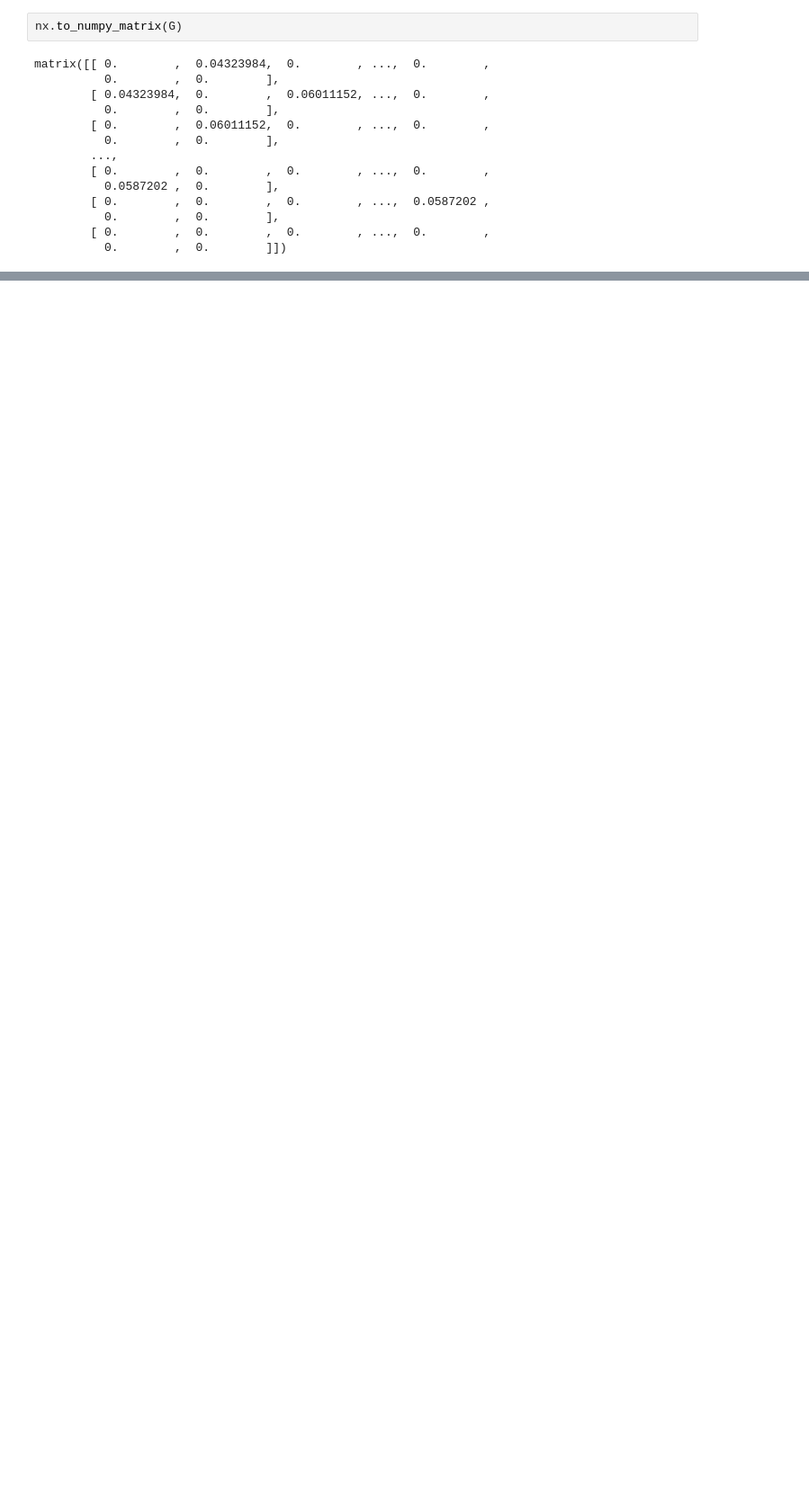
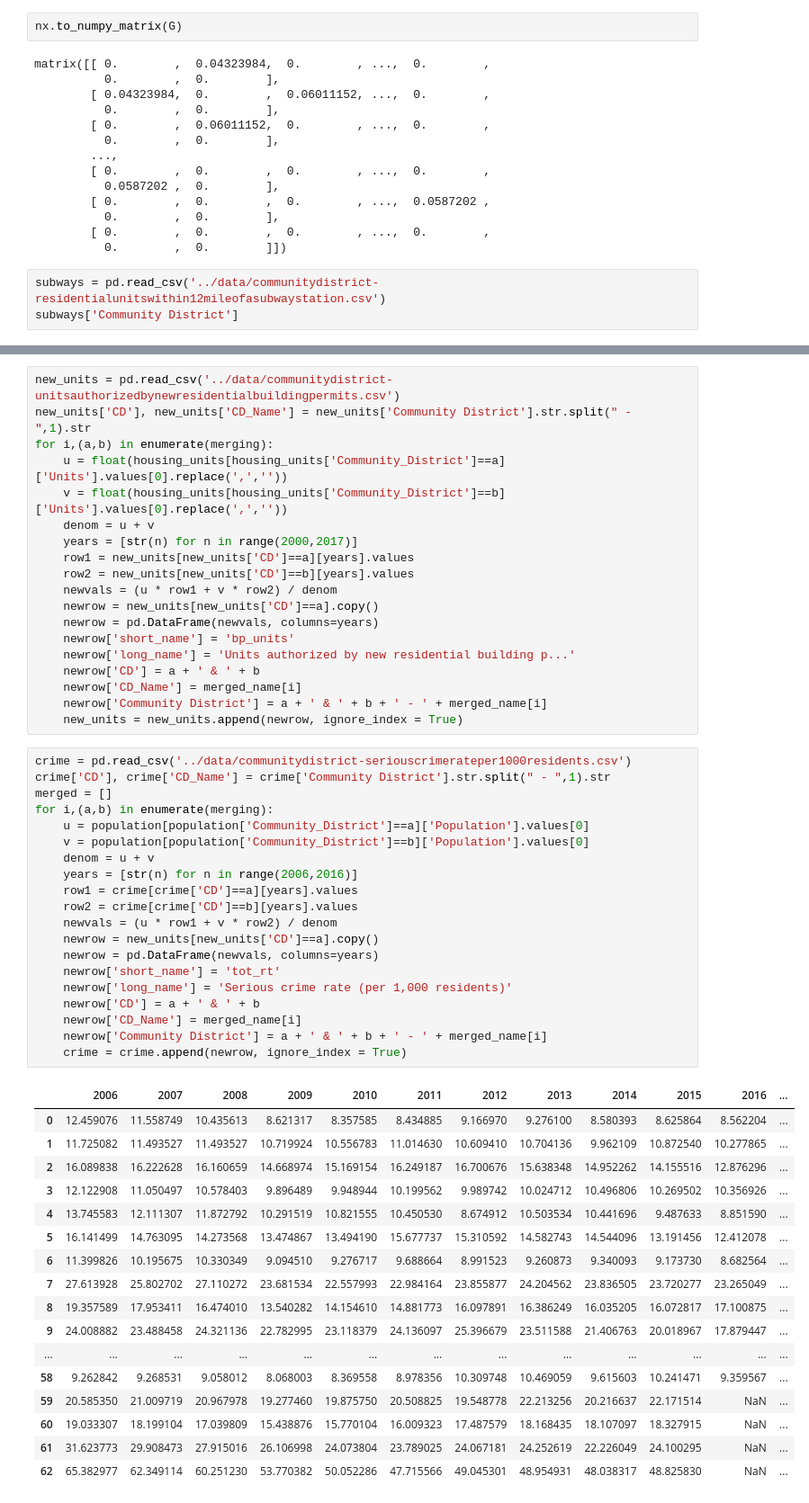
Before and after one commit to msgiles/am231final, a Jupyter notebook: notebooks/work.ipynb, the cells around one changed output, grey strips where cells are left out. Shown at 90% size. Cells and saved outputs as stored; diff of their text form; blank space fills up the shorter version.

Commit message:
More data

```diff
--- a/notebooks/work.ipynb
+++ b/notebooks/work.ipynb
@@ -134,3 +154,6 @@ matrix([[ 0.        ,  0.04323984,  0.        , ...,  0.        ,
           0.        ,  0.        ],
         [ 0.        ,  0.        ,  0.        , ...,  0.        ,
           0.        ,  0.        ]])
+# %%
+subways = pd.read_csv('../data/communitydistrict-residentialunitswithin12mileofasubwaystation.csv')
+subways['Community District']
@@ -136,0 +226,57 @@ matrix([[ 0.        ,  0.04323984,  0.        , ...,  0.        ,
+# %%
+new_units = pd.read_csv('../data/communitydistrict-unitsauthorizedbynewresidentialbuildingpermits.csv')
+new_units['CD'], new_units['CD_Name'] = new_units['Community District'].str.split(" - ",1).str
+for i,(a,b) in enumerate(merging):
+    u = float(housing_units[housing_units['Community_District']==a]['Units'].values[0].replace(',',''))
+    v = float(housing_units[housing_units['Community_District']==b]['Units'].values[0].replace(',',''))
+    denom = u + v
+    years = [str(n) for n in range(2000,2017)]
+    row1 = new_units[new_units['CD']==a][years].values
+    row2 = new_units[new_units['CD']==b][years].values
+    newvals = (u * row1 + v * row2) / denom
+    newrow = new_units[new_units['CD']==a].copy()
+    newrow = pd.DataFrame(newvals, columns=years)
+    newrow['short_name'] = 'bp_units'
+    newrow['long_name'] = 'Units authorized by new residential building p...'
+    newrow['CD'] = a + ' & ' + b
+    newrow['CD_Name'] = merged_name[i]
+    newrow['Community District'] = a + ' & ' + b + ' - ' + merged_name[i]
+    new_units = new_units.append(newrow, ignore_index = True)
+# %%
+crime = pd.read_csv('../data/communitydistrict-seriouscrimerateper1000residents.csv')
+crime['CD'], crime['CD_Name'] = crime['Community District'].str.split(" - ",1).str
+merged = []
+for i,(a,b) in enumerate(merging):
+    u = population[population['Community_District']==a]['Population'].values[0]
+    v = population[population['Community_District']==b]['Population'].values[0]
+    denom = u + v
+    years = [str(n) for n in range(2006,2016)]
+    row1 = crime[crime['CD']==a][years].values
+    row2 = crime[crime['CD']==b][years].values
+    newvals = (u * row1 + v * row2) / denom
+    newrow = new_units[new_units['CD']==a].copy()
+    newrow = pd.DataFrame(newvals, columns=years)
+    newrow['short_name'] = 'tot_rt'
+    newrow['long_name'] = 'Serious crime rate (per 1,000 residents)'
+    newrow['CD'] = a + ' & ' + b
+    newrow['CD_Name'] = merged_name[i]
+    newrow['Community District'] = a + ' & ' + b + ' - ' + merged_name[i]
+    crime = crime.append(newrow, ignore_index = True)
+# %% [output]
+|  | 2006 | 2007 | 2008 | 2009 | 2010 | 2011 | 2012 | 2013 | 2014 | 2015 | 2016 | ... |
+| 0 | 12.459076 | 11.558749 | 10.435613 | 8.621317 | 8.357585 | 8.434885 | 9.166970 | 9.276100 | 8.580393 | 8.625864 | 8.562204 | ... |
+| 1 | 11.725082 | 11.493527 | 11.493527 | 10.719924 | 10.556783 | 11.014630 | 10.609410 | 10.704136 | 9.962109 | 10.872540 | 10.277865 | ... |
+| 2 | 16.089838 | 16.222628 | 16.160659 | 14.668974 | 15.169154 | 16.249187 | 16.700676 | 15.638348 | 14.952262 | 14.155516 | 12.876296 | ... |
+| 3 | 12.122908 | 11.050497 | 10.578403 | 9.896489 | 9.948944 | 10.199562 | 9.989742 | 10.024712 | 10.496806 | 10.269502 | 10.356926 | ... |
+| 4 | 13.745583 | 12.111307 | 11.872792 | 10.291519 | 10.821555 | 10.450530 | 8.674912 | 10.503534 | 10.441696 | 9.487633 | 8.851590 | ... |
+| 5 | 16.141499 | 14.763095 | 14.273568 | 13.474867 | 13.494190 | 15.677737 | 15.310592 | 14.582743 | 14.544096 | 13.191456 | 12.412078 | ... |
+| 6 | 11.399826 | 10.195675 | 10.330349 | 9.094510 | 9.276717 | 9.688664 | 8.991523 | 9.260873 | 9.340093 | 9.173730 | 8.682564 | ... |
+| 7 | 27.613928 | 25.802702 | 27.110272 | 23.681534 | 22.557993 | 22.984164 | 23.855877 | 24.204562 | 23.836505 | 23.720277 | 23.265049 | ... |
+| 8 | 19.357589 | 17.953411 | 16.474010 | 13.540282 | 14.154610 | 14.881773 | 16.097891 | 16.386249 | 16.035205 | 16.072817 | 17.100875 | ... |
+| 9 | 24.008882 | 23.488458 | 24.321136 | 22.782995 | 23.118379 | 24.136097 | 25.396679 | 23.511588 | 21.406763 | 20.018967 | 17.879447 | ... |
+| ... | ... | ... | ... | ... | ... | ... | ... | ... | ... | ... | ... | ... |
+| 58 | 9.262842 | 9.268531 | 9.058012 | 8.068003 | 8.369558 | 8.978356 | 10.309748 | 10.469059 | 9.615603 | 10.241471 | 9.359567 | ... |
+| 59 | 20.585350 | 21.009719 | 20.967978 | 19.277460 | 19.875750 | 20.508825 | 19.548778 | 22.213256 | 20.216637 | 22.171514 | NaN | ... |
+| 60 | 19.033307 | 18.199104 | 17.039809 | 15.438876 | 15.770104 | 16.009323 | 17.487579 | 18.168435 | 18.107097 | 18.327915 | NaN | ... |
+| 61 | 31.623773 | 29.908473 | 27.915016 | 26.106998 | 24.073804 | 23.789025 | 24.067181 | 24.252619 | 22.226049 | 24.100295 | NaN | ... |
+| 62 | 65.382977 | 62.349114 | 60.251230 | 53.770382 | 50.052286 | 47.715566 | 49.045301 | 48.954931 | 48.038317 | 48.825830 | NaN | ... |
```
Also changed, not shown: parts of 8 cells of this notebook, 1 other file.
